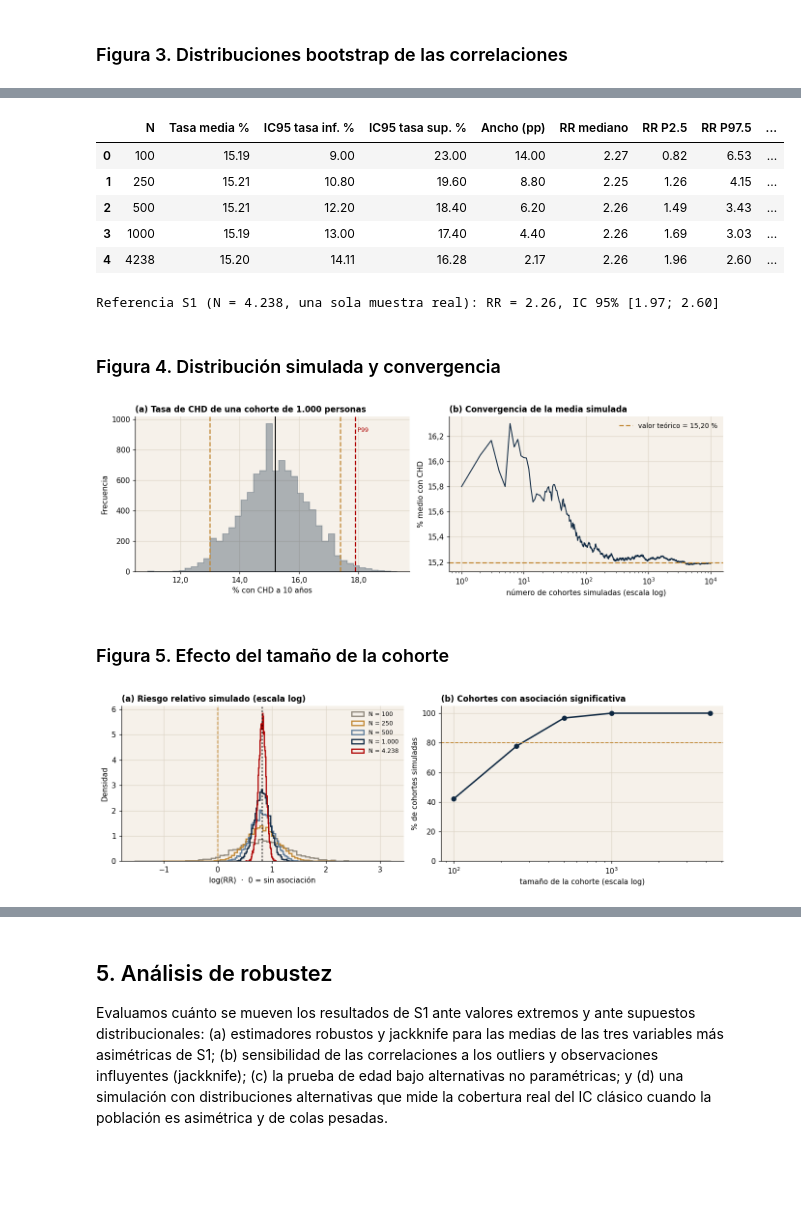
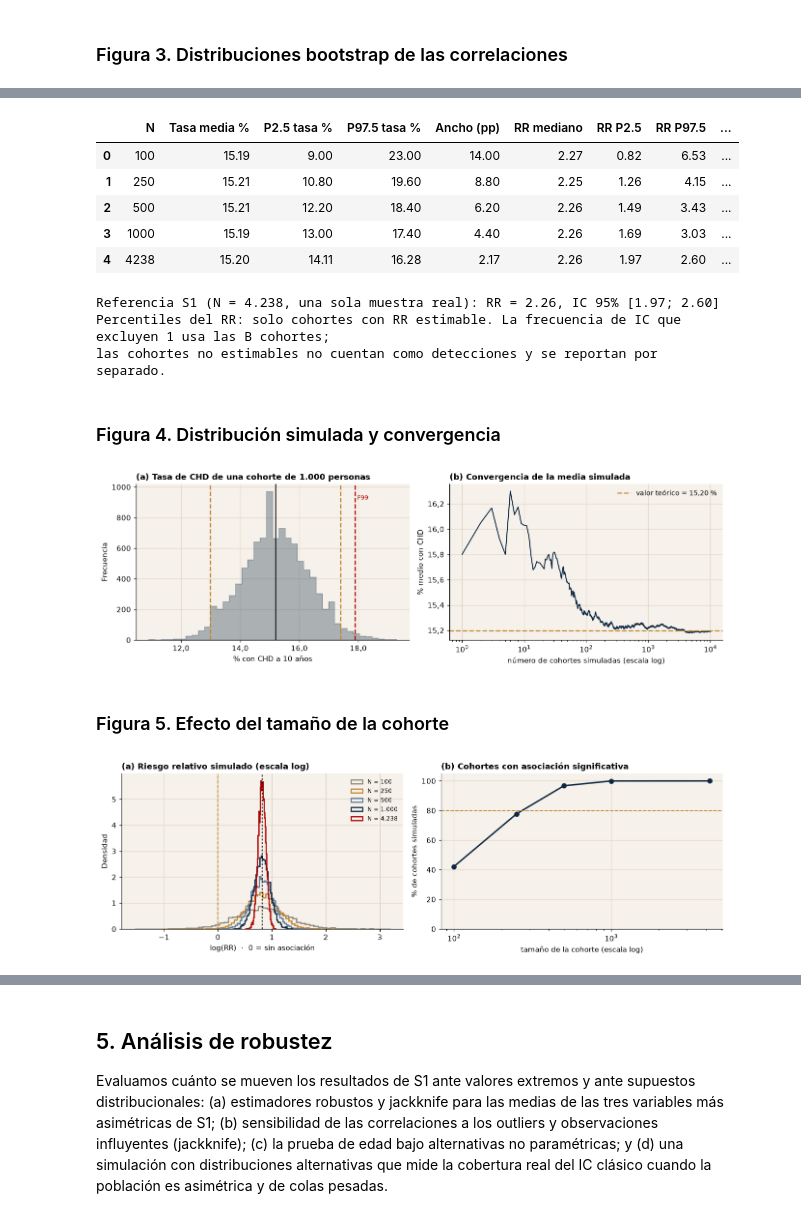
Before and after one commit to fdiaztoro/proyecto-grupo3-mcdi501, a Jupyter notebook: informes/sumativa-2-validacion-simulacion-remuestreo/Sumativa2_FraminghamHeartStudy_Codigo.ipynb, the cells around one changed output, grey strips where cells are left out. Saved outputs shown, nothing was run; the diff lists cells and outputs as text; code cells hidden in the pictures; blank space fills up the shorter version.

```diff
--- a/informes/sumativa-2-validacion-simulacion-remuestreo/Sumativa2_FraminghamHeartStudy_Codigo.ipynb
+++ b/informes/sumativa-2-validacion-simulacion-remuestreo/Sumativa2_FraminghamHeartStudy_Codigo.ipynb
@@ -395,6 +405,7 @@ for c1, c2, etiqueta in PARES:
     CORR[etiqueta] = dict(r=r0, lo=lo, hi=hi, reps=reps, estado=estado, n=m)
     filas.append({"Correlación": etiqueta, "n": m, "r (S1)": r0, "IC bootstrap inf.": lo, "IC bootstrap sup.": hi,
                   "Amplitud": hi - lo, "SE bootstrap": reps.std(ddof=1), "IC Fisher inf.": flo, "IC Fisher sup.": fhi,
+                  "% réplicas r < 0": np.mean(reps < 0)*100, "% réplicas r > 0": np.mean(reps > 0)*100,
                   "Estado": estado})
 tabla_corr = pd.DataFrame(filas)
 tabla_corr.round(3)
@@ -494,25 +575,31 @@ Cohortes donde la asociación hipertensión–CHD es significativa (IC del RR ex
 # %%
 # Escenarios por tamaño de cohorte (misma semilla por tamaño: cada fila se reproduce por separado)
 tamanos = [100, 250, 500, 1000, 4238]
 filas, SIMS = [], {}
 for N in tamanos:
     r = np.random.default_rng(SEED)
     t, rr, s = simular(N, B, r); SIMS[N] = (t, rr, s)
     lo, hi = np.percentile(t, [2.5, 97.5]); rlo, rhi = np.nanpercentile(rr, [2.5, 97.5])
-    filas.append({"N": N, "Tasa media %": t.mean() * 100, "IC95 tasa inf. %": lo * 100, "IC95 tasa sup. %": hi * 100,
+    filas.append({"N": N, "Tasa media %": t.mean() * 100, "P2.5 tasa %": lo * 100, "P97.5 tasa %": hi * 100,
                   "Ancho (pp)": (hi - lo) * 100, "RR mediano": np.nanmedian(rr), "RR P2.5": rlo, "RR P97.5": rhi,
-                  "% cohortes con asociación significativa": s.mean() * 100})
+                  "% cohortes con asociación significativa": s.mean() * 100,
+                  "RR válidos": int(np.isfinite(rr).sum()), "RR no estimables": int(np.isnan(rr).sum()),
+                  "% RR no estimables": np.isnan(rr).mean()*100})
 tabla_mc = pd.DataFrame(filas)
 display(tabla_mc.round(2))
 print("Referencia S1 (N = 4.238, una sola muestra real): RR = %.2f, IC 95%% [%.2f; %.2f]" % (rr_s1, *rr_ic_s1))
+print("Percentiles del RR: solo cohortes con RR estimable. La frecuencia de IC que excluyen 1 usa las B cohortes;")
+print("las cohortes no estimables no cuentan como detecciones y se reportan por separado.")
 # %% [output]
-|  | N | Tasa media % | IC95 tasa inf. % | IC95 tasa sup. % | Ancho (pp) | RR mediano | RR P2.5 | RR P97.5 | ... |
+|  | N | Tasa media % | P2.5 tasa % | P97.5 tasa % | Ancho (pp) | RR mediano | RR P2.5 | RR P97.5 | ... |
 | 0 | 100 | 15.19 | 9.00 | 23.00 | 14.00 | 2.27 | 0.82 | 6.53 | ... |
 | 1 | 250 | 15.21 | 10.80 | 19.60 | 8.80 | 2.25 | 1.26 | 4.15 | ... |
 | 2 | 500 | 15.21 | 12.20 | 18.40 | 6.20 | 2.26 | 1.49 | 3.43 | ... |
 | 3 | 1000 | 15.19 | 13.00 | 17.40 | 4.40 | 2.26 | 1.69 | 3.03 | ... |
-| 4 | 4238 | 15.20 | 14.11 | 16.28 | 2.17 | 2.26 | 1.96 | 2.60 | ... |
+| 4 | 4238 | 15.20 | 14.11 | 16.28 | 2.17 | 2.26 | 1.97 | 2.60 | ... |
 Referencia S1 (N = 4.238, una sola muestra real): RR = 2.26, IC 95% [1.97; 2.60]
+Percentiles del RR: solo cohortes con RR estimable. La frecuencia de IC que excluyen 1 usa las B cohortes;
+las cohortes no estimables no cuentan como detecciones y se reportan por separado.
 # %% [markdown]
 ### Figura 4. Distribución simulada y convergencia
 # %%
@@ -532,7 +619,7 @@ ax[1].set_xlabel("número de cohortes simuladas (escala log)"); ax[1].set_ylabel
 ax[1].legend(frameon=False, fontsize=9)
 plt.tight_layout(); plt.savefig(FIGURAS / "fig_montecarlo.png", bbox_inches="tight"); plt.show()
 # %% [output]
-[figure, old version]
+[figure, new version]
 # %% [markdown]
 ### Figura 5. Efecto del tamaño de la cohorte
 # %%
@@ -550,5 +637,5 @@ ax[1].set_title("(b) Cohortes con asociación significativa"); ax[1].set_xlabel(
 ax[1].set_ylabel("% de cohortes simuladas")
 plt.tight_layout(); plt.savefig(FIGURAS / "fig_montecarlo_N.png", bbox_inches="tight"); plt.show()
 # %% [output]
-[figure, old version]
+[figure, new version]
 # %% [markdown]
```
Also changed, not shown: parts of 6 cells of this notebook, 5 other files.
